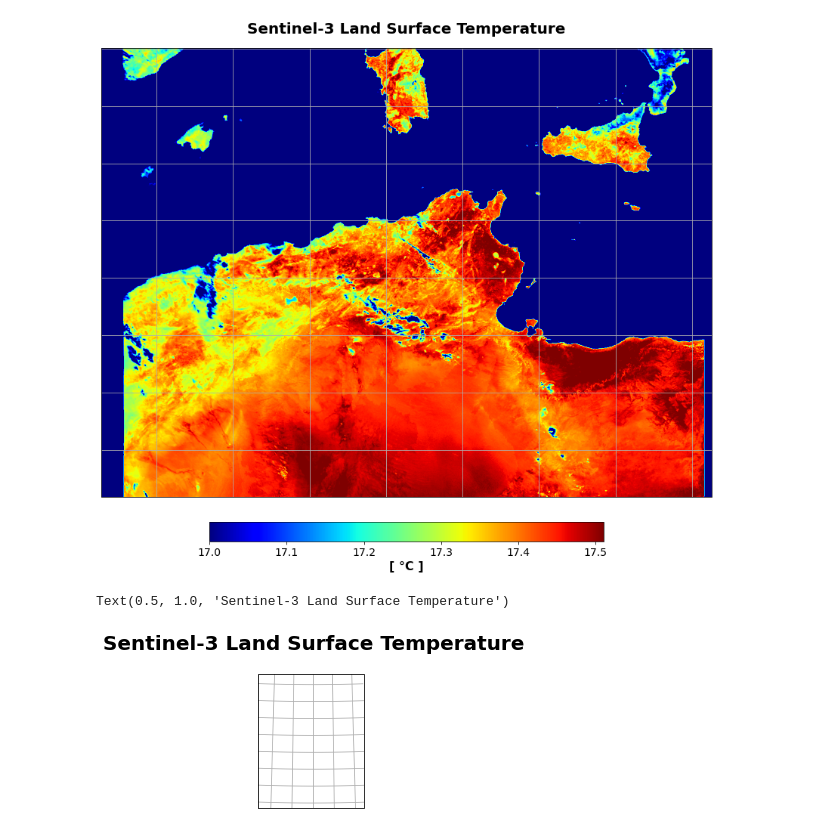
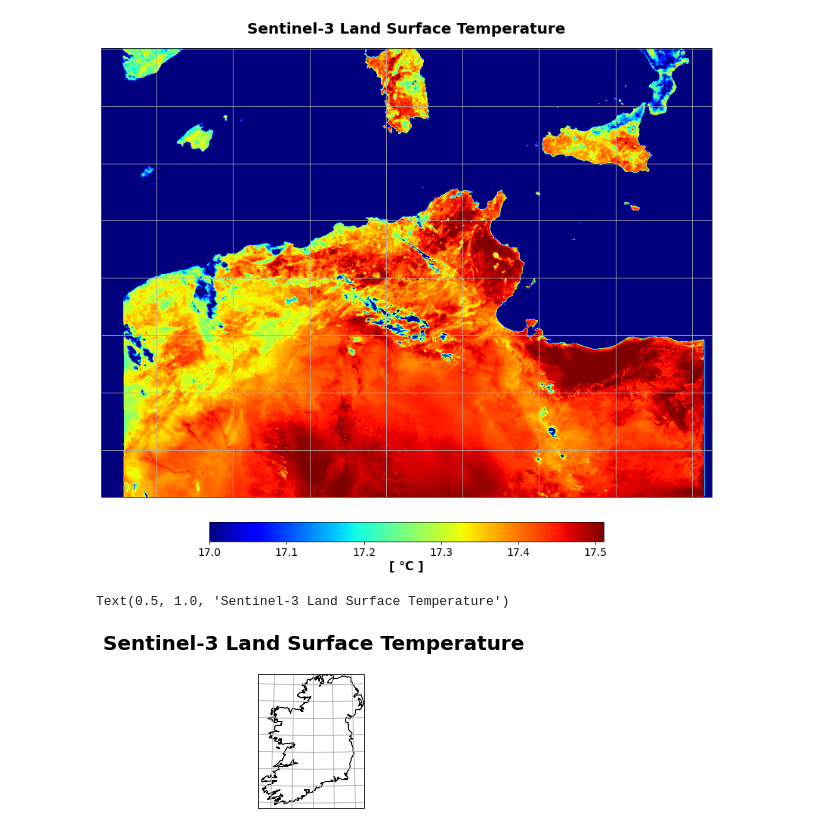
Before and after one commit to MassimoDarmaninC10229/MassThesis, a Jupyter notebook: src/Visualizing_Sentinel3.ipynb, the cells around one changed output. Cells and saved outputs as stored; diff of their text form; code cells hidden in the pictures.

```diff
--- a/src/Visualizing_Sentinel3.ipynb
+++ b/src/Visualizing_Sentinel3.ipynb
@@ -106,9 +108,9 @@ plt.show()
 # %%
 plt.figure(figsize=(2, 3))
 ax = plt.axes(projection=ccrs.OSNI())
-#ax.coastlines(resolution='10m')
+ax.coastlines(resolution='10m')
 ax.gridlines()
 ax.set_title(long_name, fontsize=20, pad=20.0, fontweight = 'bold')
 # %% [output]
 Text(0.5, 1.0, 'Sentinel-3 Land Surface Temperature')
-[figure, old version]
+[figure, new version]
```
Also changed, not shown: parts of 1 cell of this notebook, 2 other files.
